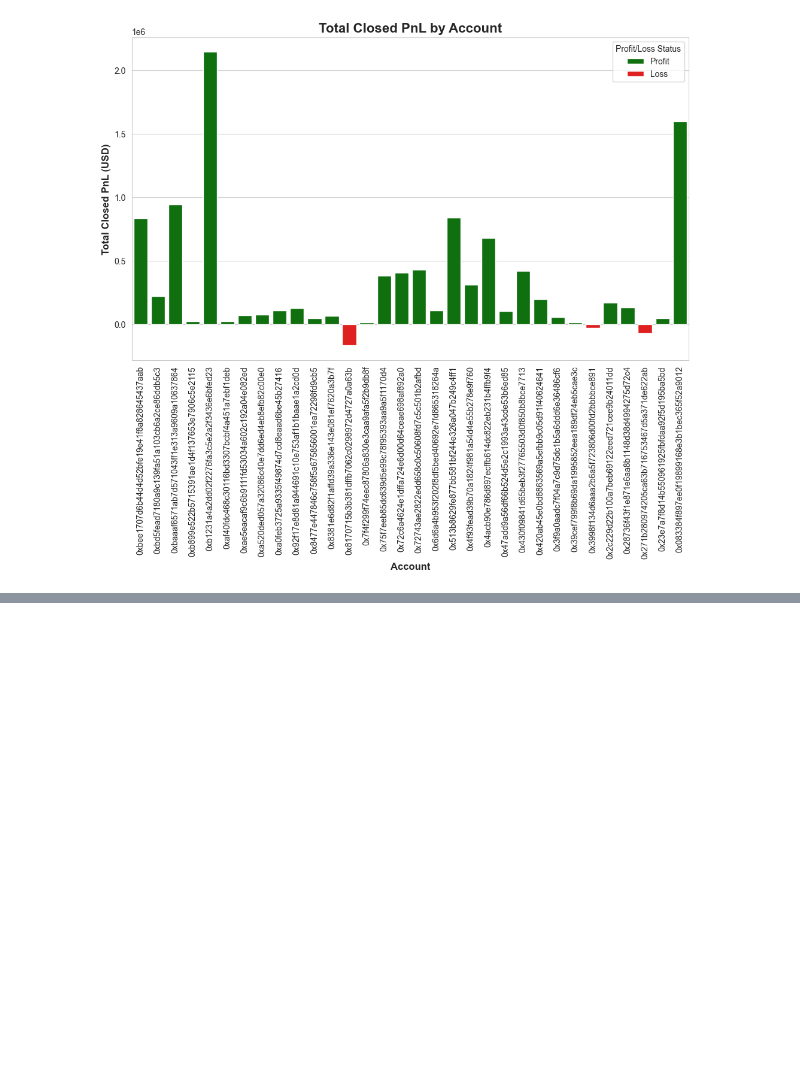
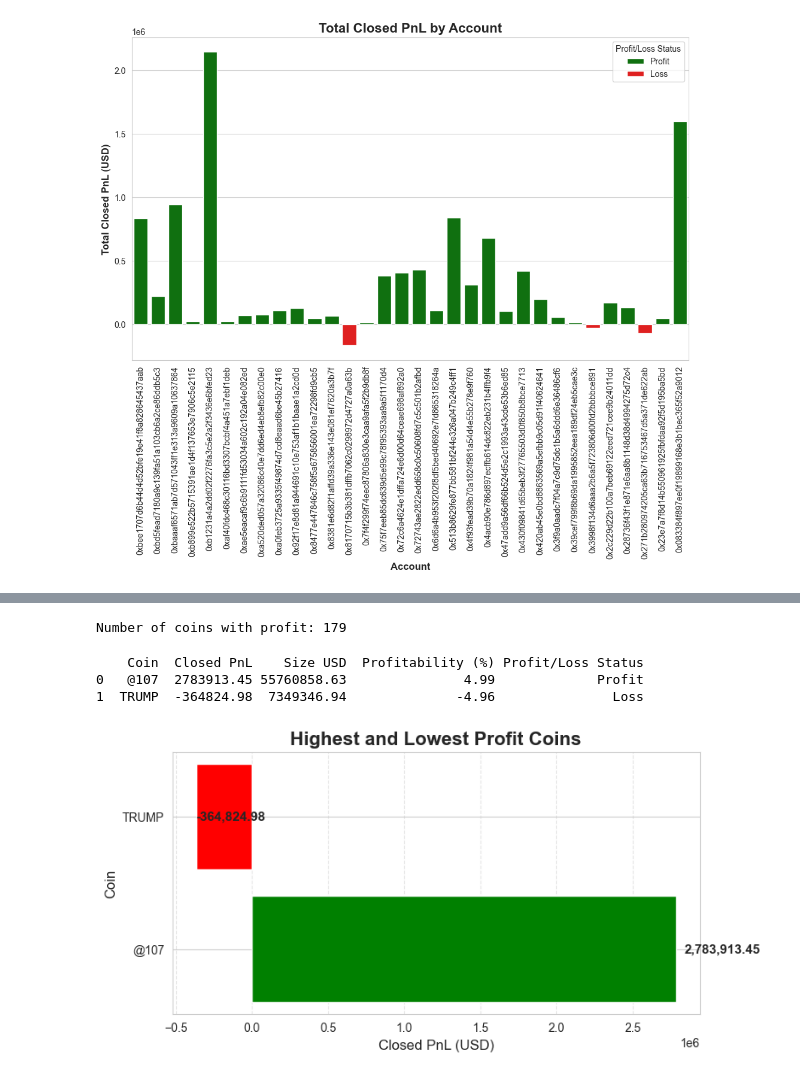
Before and after one commit to Shreyashpatilgh/PrimeTradeAI, a Jupyter notebook: primetradeAI.ipynb, the cells around one changed output, grey strips where cells are left out. Drawn from its saved outputs; the diff is of its cells as text; code cells hidden in the pictures; blank space fills up the shorter version.

```diff
--- a/primetradeAI.ipynb
+++ b/primetradeAI.ipynb
@@ -621,0 +707,56 @@ merged = merged_data.to_csv("merged_trader_sentiment.csv", index=False)
+# %%
+# get loss vs profit coin count
+profit_coins = coin_profit_loss[coin_profit_loss['Closed PnL'] > 0].shape[0]
+loss_coins = coin_profit_loss[coin_profit_loss['Closed PnL'] <= 0].shape[0]
+print(f"Number of coins with profit: {profit_coins}")
+# %% [output]
+Number of coins with profit: 179
+# %%
+# Sort coins by Closed PnL
+sorted_coins = coin_profit_loss.sort_values(by='Closed PnL', ascending=False)
+
+# Get highest profit coin
+highest_coin = sorted_coins.head(1)
+
+# Get lowest profit/loss coin
+lowest_coin = sorted_coins.tail(1)
+
+# Combine into a single DataFrame
+highest_lowest_coins = pd.concat([highest_coin, lowest_coin], ignore_index=True)
+
+# Preview
+print(highest_lowest_coins)
+# %% [output]
+    Coin  Closed PnL    Size USD  Profitability (%) Profit/Loss Status
+0   @107  2783913.45 55760858.63               4.99             Profit
+1  TRUMP  -364824.98  7349346.94              -4.96               Loss
+# %%
+#  visualization of highet and lowest profit coin
+import matplotlib.pyplot as plt
+
+# Add a type column if not already
+highest_lowest_coins['Type'] = ['Highest Profit', 'Lowest Profit']
+
+plt.figure(figsize=(8,4))
+
+# Horizontal bar plot
+colors = ['green', 'red']  # Green for profit, red for loss
+plt.barh(
+    highest_lowest_coins['Coin'],
+    highest_lowest_coins['Closed PnL'],
+    color=colors
+)
+
+# Titles and labels
+plt.title('Highest and Lowest Profit Coins', fontsize=16, fontweight='bold')
+plt.xlabel('Closed PnL (USD)', fontsize=12)
+plt.ylabel('Coin', fontsize=12)
+plt.grid(axis='x', linestyle='--', alpha=0.5)
+
+# Annotate the bars with values
+for i, val in enumerate(highest_lowest_coins['Closed PnL']):
+    plt.text(val + (0.02 * val), i, f'{val:,.2f}', va='center', fontsize=11, fontweight='bold')
+
+plt.show()
+# %% [output]
+[figure, added]
```
Also changed, not shown: parts of 13 cells of this notebook.
